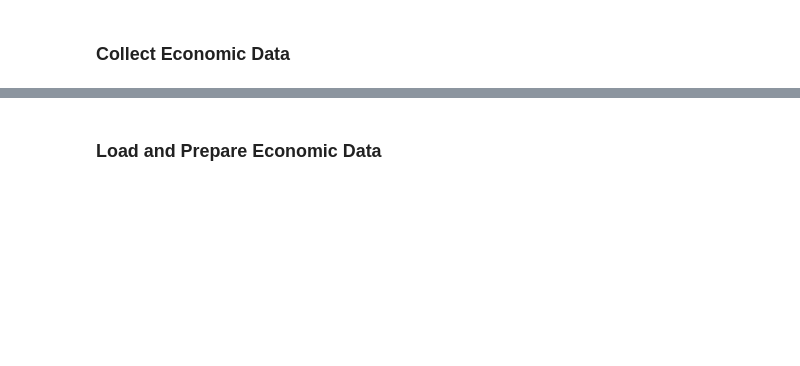
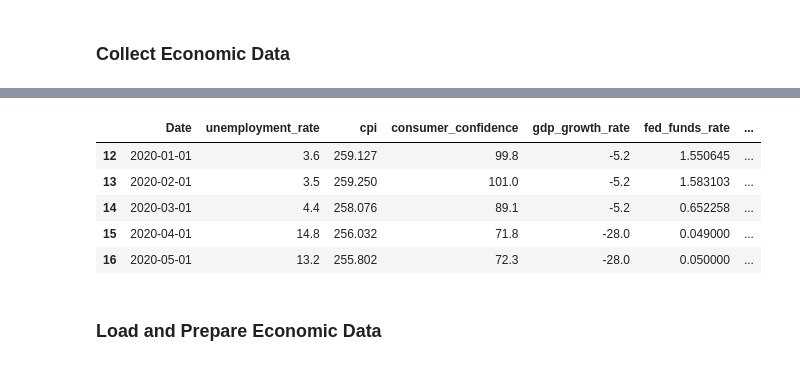
Before and after one commit to lixiaohua-neu/companies-layoff-prediction, a Jupyter notebook: layoff_data_collection.ipynb, the cells around one changed output, grey strips where cells are left out. Saved outputs shown, nothing was run; the diff lists cells and outputs as text; code cells hidden in the pictures; blank space fills up the shorter version.

```diff
--- a/layoff_data_collection.ipynb
+++ b/layoff_data_collection.ipynb
@@ -560,0 +310,79 @@ Fetching economic data for 2020-02... ✅ U-Rate: 4.4%
+# %%
+import pandas as pd
+import pandas_datareader as pdr
+from datetime import datetime, timedelta
+import numpy as np
+
+# Standard FRED codes
+FRED_CODES_FOR_MODEL = {
+    'UNRATE': 'unemployment_rate',        # Monthly
+    'A191RL1Q225SBEA': 'gdp_growth_rate', # Quarterly (Annualized Real GDP)
+    'DFF': 'fed_funds_rate',              # Daily
+    'CPIAUCSL': 'cpi',                    # Monthly
+    'UMCSENT': 'consumer_confidence',     # Monthly
+    'SP500': 'sp500_index',               # Daily
+    'ICSA': 'avg_jobless_claims',         # Weekly
+}
+
+def collect_and_process_economic_data(start_date_str='2019-01-01', end_date_str='2024-06-01'):
+    """
+    Collects a single, large time series of economic indicators, calculates change features,
+    and converts to a clean monthly DataFrame.
+    """
+    print("Collecting and processing all economic data in a single pull...")
+
+    start_date = datetime.strptime(start_date_str, '%Y-%m-%d')
+    end_date = datetime.strptime(end_date_str, '%Y-%m-%d')
+
+    try:
+        # Fetch all data in one large pull
+        df_raw = pdr.get_data_fred(list(FRED_CODES_FOR_MODEL.keys()), start=start_date, end=end_date)
+    except Exception as e:
+        print(f"ERROR: Failed to fetch FRED data. {e}")
+        return pd.DataFrame()
+
+    # --- 1. Resample and Aggregate to Monthly Frequency ---
+
+    # Create a monthly index for the target range
+    idx = pd.date_range(start_date, end_date, freq='MS')
+    df_monthly = pd.DataFrame(index=idx)
+
+    # Resample Daily/Weekly/Quarterly data to the monthly index:
+
+    # Use the last reported value for Monthly/Quarterly data (UNRATE, CPI, GDP)
+    for code in ['UNRATE', 'CPIAUCSL', 'UMCSENT', 'A191RL1Q225SBEA']:
+        if code in df_raw.columns:
+            df_monthly[FRED_CODES_FOR_MODEL[code]] = df_raw[code].resample('MS').last().fillna(method='ffill')
+
+    # Use the average for Daily/Weekly data (FED Funds Rate, Jobless Claims)
+    for code in ['DFF', 'ICSA']:
+        if code in df_raw.columns:
+            df_monthly[FRED_CODES_FOR_MODEL[code]] = df_raw[code].resample('MS').mean().fillna(method='ffill')
+
+    # Use the last value for the S&P 500 Index
+    if 'SP500' in df_raw.columns:
+        df_monthly[FRED_CODES_FOR_MODEL['SP500']] = df_raw['SP500'].resample('MS').last().fillna(method='ffill')
+
+    # --- 2. Calculate Derived Features on the Monthly Data ---
+
+    # Calculate Inflation Rate (YoY Change)
+    if 'cpi' in df_monthly.columns:
+        # Calculate monthly percentage change compared to 12 months ago
+        df_monthly['inflation_rate_yoy'] = df_monthly['cpi'].pct_change(periods=12) * 100
+
+    # Calculate S&P 500 6-Month Change
+    if 'sp500_index' in df_monthly.columns:
+        # Calculate percentage change compared to 6 months ago
+        df_monthly['sp500_change_6mo'] = df_monthly['sp500_index'].pct_change(periods=6) * 100
+
+    # --- 3. Final Cleanup and Formatting ---
+    df_final = df_monthly.reset_index().rename(columns={'index': 'Date'})
+    df_final = df_final[(df_final['Date'] >= datetime(2020, 1, 1)) & (df_final['Date'] <= datetime(2024, 12, 1))]
+
+    print("\nProcessing complete. Features calculated.")
+    return df_final
+
+# Run the collection
+df_economic = collect_and_process_economic_data()
+display(df_economic.head())
+# %% [output]
@@ -561,3 +392,9 @@ Fetching economic data for 2020-02... ✅ U-Rate: 4.4%
+|  | Date | unemployment_rate | cpi | consumer_confidence | gdp_growth_rate | fed_funds_rate | ... |
+| 12 | 2020-01-01 | 3.6 | 259.127 | 99.8 | -5.2 | 1.550645 | ... |
+| 13 | 2020-02-01 | 3.5 | 259.250 | 101.0 | -5.2 | 1.583103 | ... |
+| 14 | 2020-03-01 | 4.4 | 258.076 | 89.1 | -5.2 | 0.652258 | ... |
+| 15 | 2020-04-01 | 14.8 | 256.032 | 71.8 | -28.0 | 0.049000 | ... |
+| 16 | 2020-05-01 | 13.2 | 255.802 | 72.3 | -28.0 | 0.050000 | ... |
 # %% [markdown]
 ### Load and Prepare Economic Data
 # %%
```
Also changed, not shown: parts of 6 cells of this notebook, 4 other files.
